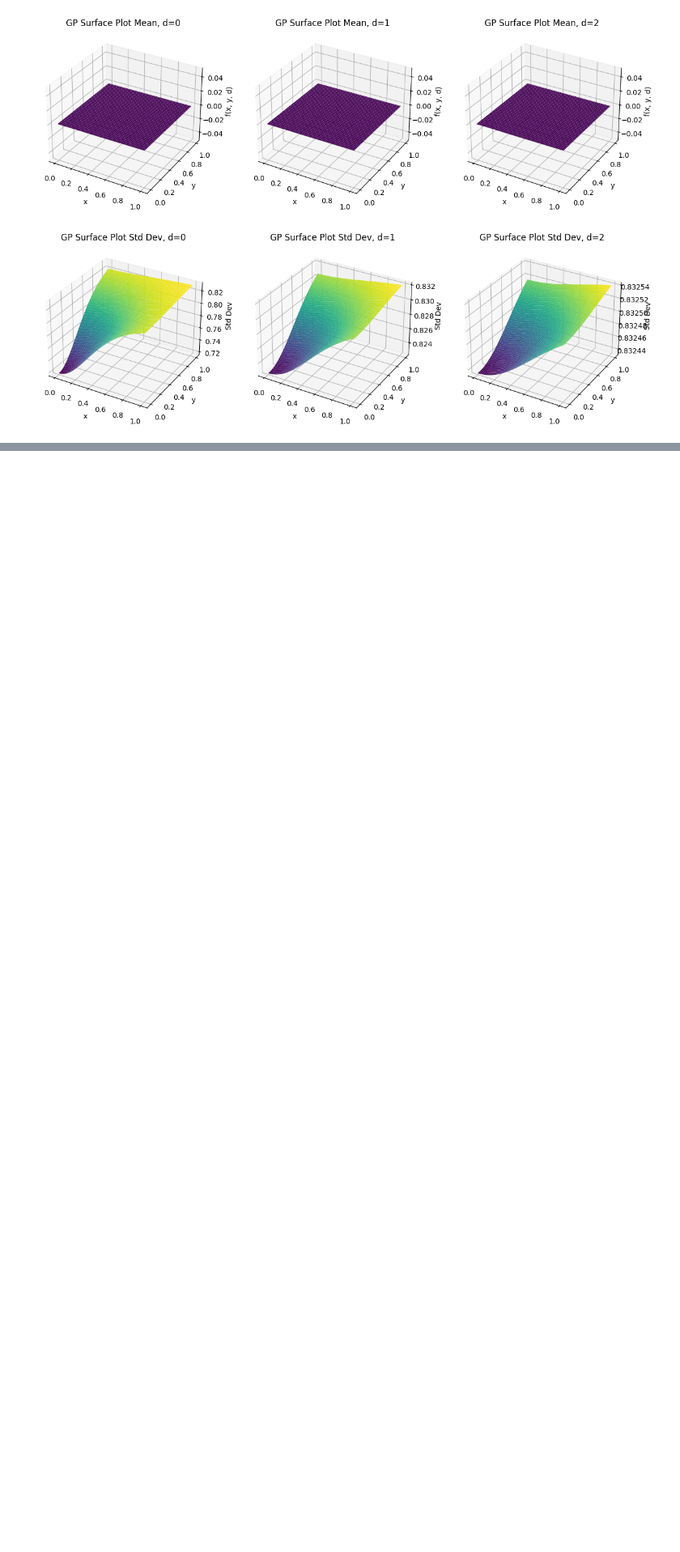
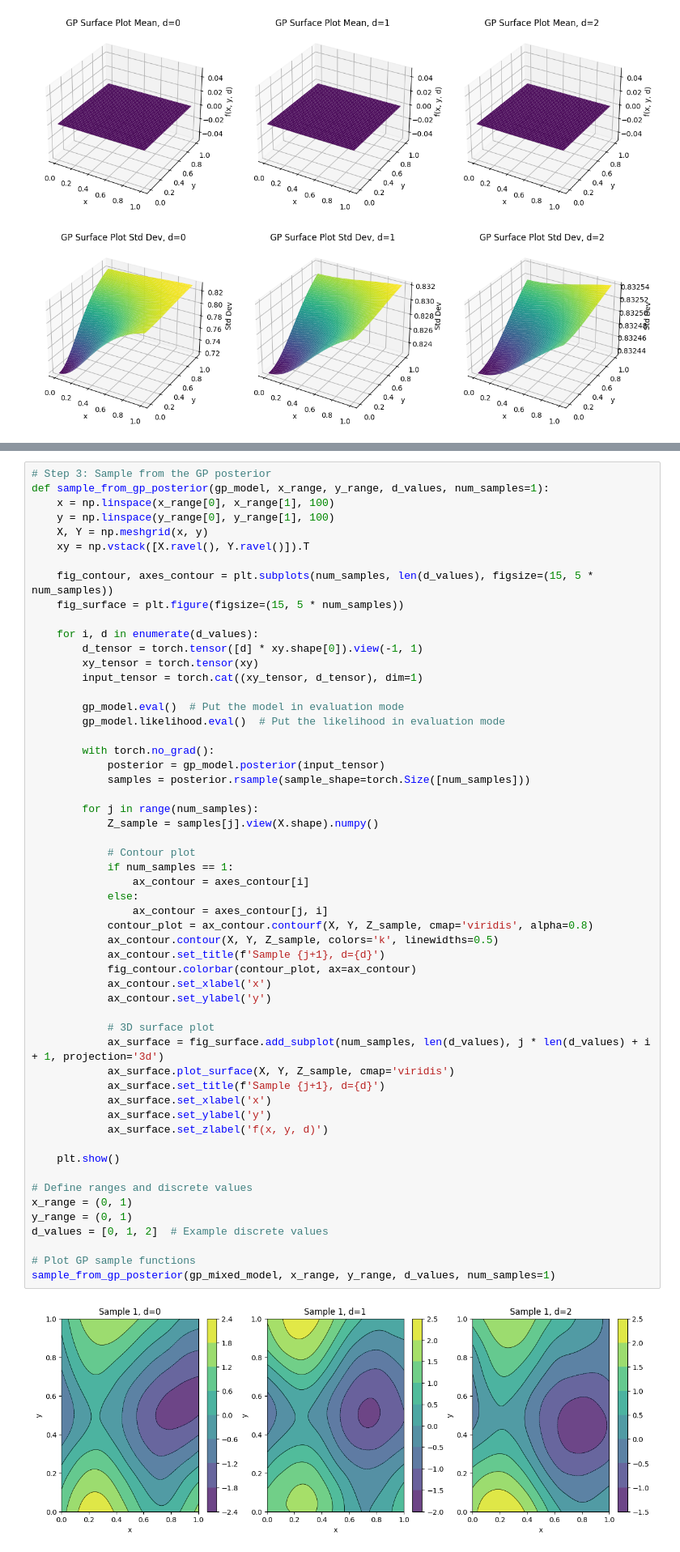
Before and after one commit to matthjs/BachelorProject, a Jupyter notebook: notebooks/GPviz.ipynb, the cells around one changed output, grey strips where cells are left out. Shown at 81% size. Saved outputs shown, nothing was run; the diff lists cells and outputs as text; blank space fills up the shorter version.

```diff
--- a/notebooks/GPviz.ipynb
+++ b/notebooks/GPviz.ipynb
@@ -224,0 +269,57 @@ plot_gp_surface_with_uncertainty(gp_none, x_range, y_range, d_values, title='GP
+# %%
+# Step 3: Sample from the GP posterior
+def sample_from_gp_posterior(gp_model, x_range, y_range, d_values, num_samples=1):
+    x = np.linspace(x_range[0], x_range[1], 100)
+    y = np.linspace(y_range[0], y_range[1], 100)
+    X, Y = np.meshgrid(x, y)
+    xy = np.vstack([X.ravel(), Y.ravel()]).T
+
+    fig_contour, axes_contour = plt.subplots(num_samples, len(d_values), figsize=(15, 5 * num_samples))
+    fig_surface = plt.figure(figsize=(15, 5 * num_samples))
+
+    for i, d in enumerate(d_values):
+        d_tensor = torch.tensor([d] * xy.shape[0]).view(-1, 1)
+        xy_tensor = torch.tensor(xy)
+        input_tensor = torch.cat((xy_tensor, d_tensor), dim=1)
+
+        gp_model.eval()  # Put the model in evaluation mode
+        gp_model.likelihood.eval()  # Put the likelihood in evaluation mode
+
+        with torch.no_grad():
+            posterior = gp_model.posterior(input_tensor)
+            samples = posterior.rsample(sample_shape=torch.Size([num_samples]))
+
+        for j in range(num_samples):
+            Z_sample = samples[j].view(X.shape).numpy()
+
+            # Contour plot
+            if num_samples == 1:
+                ax_contour = axes_contour[i]
+            else:
+                ax_contour = axes_contour[j, i]
+            contour_plot = ax_contour.contourf(X, Y, Z_sample, cmap='viridis', alpha=0.8)
+            ax_contour.contour(X, Y, Z_sample, colors='k', linewidths=0.5)
+            ax_contour.set_title(f'Sample {j+1}, d={d}')
+            fig_contour.colorbar(contour_plot, ax=ax_contour)
+            ax_contour.set_xlabel('x')
+            ax_contour.set_ylabel('y')
+
+            # 3D surface plot
+            ax_surface = fig_surface.add_subplot(num_samples, len(d_values), j * len(d_values) + i + 1, projection='3d')
+            ax_surface.plot_surface(X, Y, Z_sample, cmap='viridis')
+            ax_surface.set_title(f'Sample {j+1}, d={d}')
+            ax_surface.set_xlabel('x')
+            ax_surface.set_ylabel('y')
+            ax_surface.set_zlabel('f(x, y, d)')
+
+    plt.show()
+
+# Define ranges and discrete values
+x_range = (0, 1)
+y_range = (0, 1)
+d_values = [0, 1, 2]  # Example discrete values
+
+# Plot GP sample functions
+sample_from_gp_posterior(gp_mixed_model, x_range, y_range, d_values, num_samples=1)
+# %% [output]
+[figure, added]
```
Also changed, not shown: parts of 12 cells of this notebook, 4 other files.
